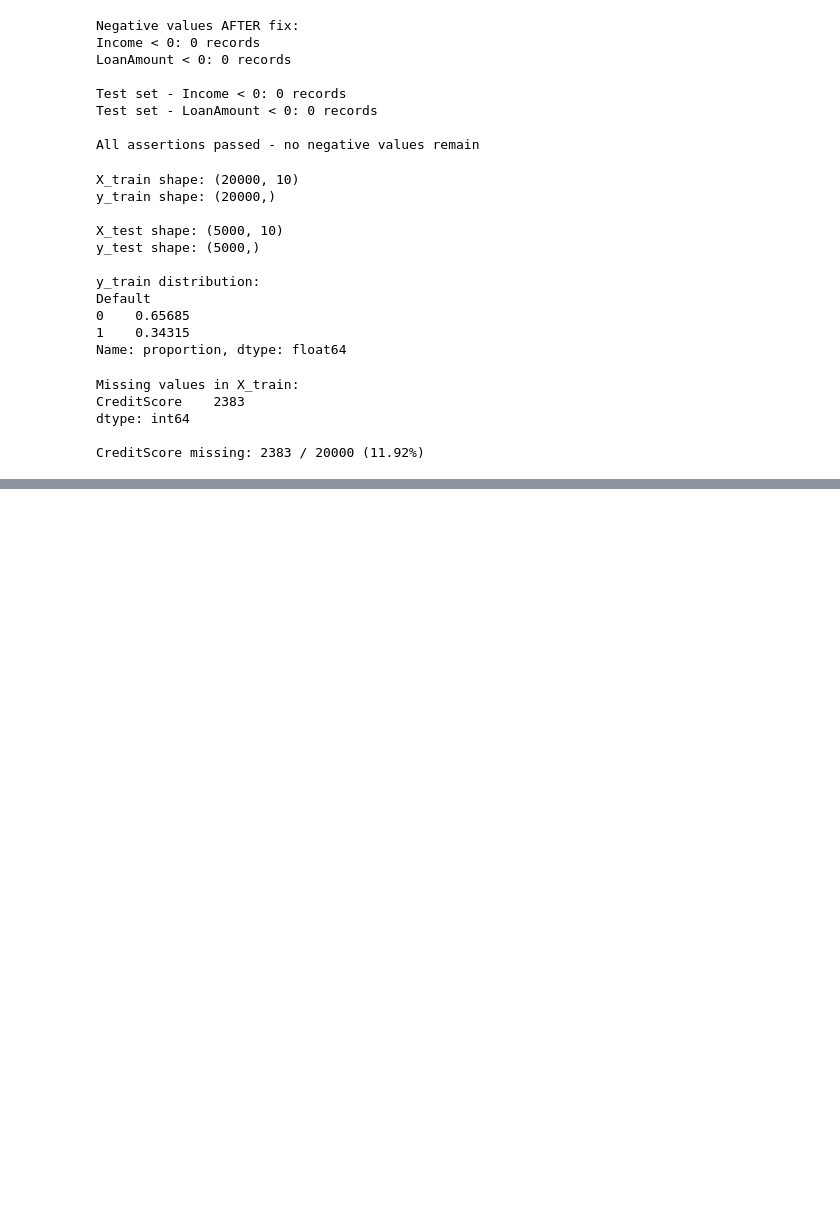
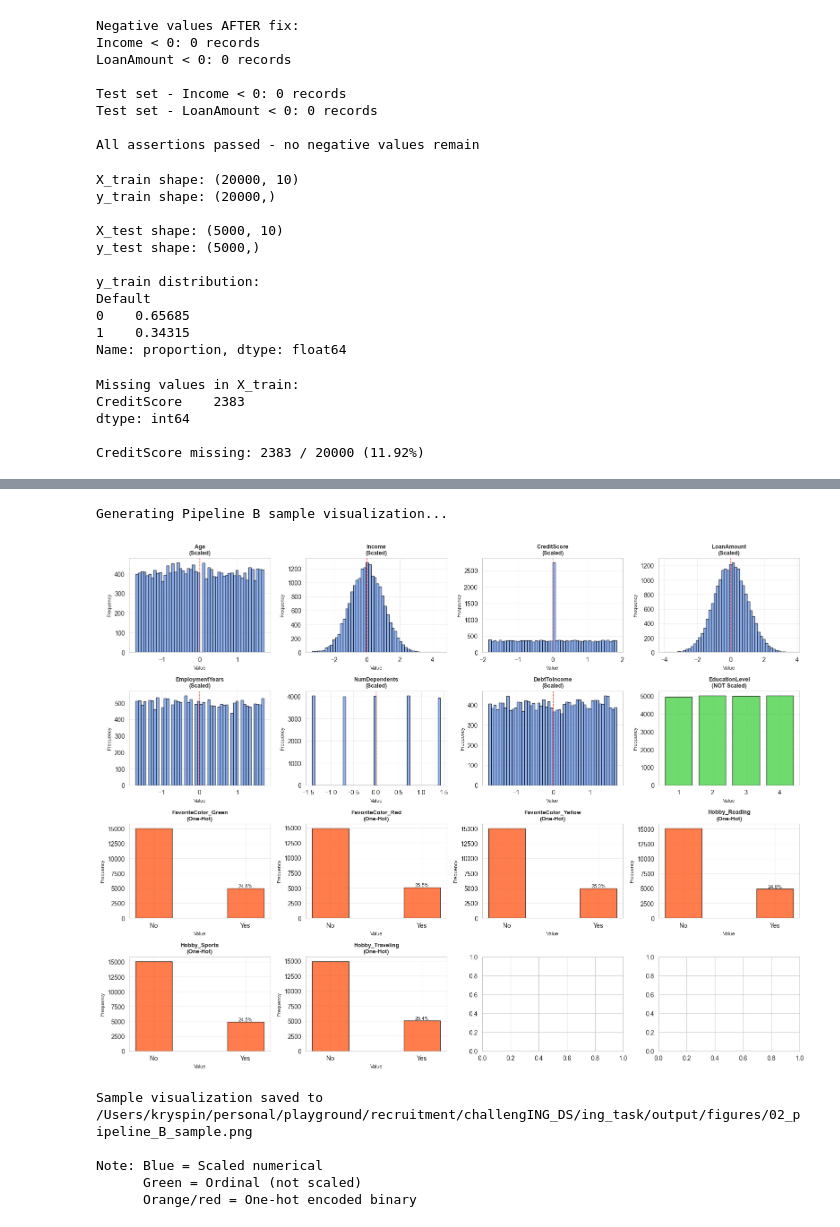
Before and after one commit to expigo/challenging_ds, a Jupyter notebook: notebooks/02_preprocessing.ipynb, the cells around one changed output, grey strips where cells are left out. Cells and saved outputs as stored; diff of their text form; code cells hidden in the pictures; blank space fills up the shorter version.

```diff
--- a/notebooks/02_preprocessing.ipynb
+++ b/notebooks/02_preprocessing.ipynb
@@ -151,0 +673,12 @@ CreditScore missing: 2383 / 20000 (11.92%)
+# %%
+print("\nTransforming data with Pipeline B...")
+
+# transform training data
+X_train_B = pipeline_B.transform(X_train)
+print(f"  X_train_B shape: {X_train_B.shape}")
+
+# transform test data (using training parameters)
+X_test_B = pipeline_B.transform(X_test)
+print(f"  X_test_B shape: {X_test_B.shape}")
+
+print("\nData transformation complete")
@@ -151,0 +879,56 @@ CreditScore missing: 2383 / 20000 (11.92%)
+# %%
+print("\nGenerating Pipeline B sample visualization...")
+
+# show features
+features_to_plot = feature_names_B
+fig, axes = plt.subplots(4, 4, figsize=(16, 12))
+axes = axes.flatten()
+
+for idx, feature in enumerate(features_to_plot):
+    ax = axes[idx]
+
+    if feature in NUMERICAL_FEATURES:
+        ax.hist(train_B_df[feature], bins=50, alpha=0.7, color=Color.BLUE.value, edgecolor=Color.BLACK.value)
+        ax.set_title(f'{feature}\n(Scaled)', fontsize=9, fontweight='bold')
+        ax.axvline(0, color='red', linestyle='--', linewidth=1, alpha=0.7)
+
+    elif feature in ORDINAL_FEATURES:
+        ax.hist(train_B_df[feature], bins=np.arange(0.5, 5.5, 1),
+                alpha=0.7, color=Color.GREEN.value, edgecolor=Color.BLACK.value, rwidth=0.8)
+        ax.set_title(f'{feature}\n(NOT Scaled)', fontsize=9, fontweight='bold')
+        ax.set_xticks([1, 2, 3, 4])
+
+    else:
+        # categorical: one-hot binary
+        counts = train_B_df[feature].value_counts().sort_index()
+        ax.bar([0, 1], [counts.get(0, 0), counts.get(1, 0)],
+               alpha=0.7, color=Color.RED.value, edgecolor=Color.BLACK.value, width=0.4)
+        ax.set_title(f'{feature}\n(One-Hot)', fontsize=9, fontweight='bold')
+        ax.set_xticks([0, 1])
+        ax.set_xticklabels(['No', 'Yes'])
+
+        # add percentage
+        pct_yes = (counts.get(1, 0) / len(train_B_df)) * 100
+        ax.text(1, counts.get(1, 0), f'{pct_yes:.1f}%',
+                ha='center', va='bottom', fontsize=8)
+
+    ax.set_xlabel('Value', fontsize=8)
+    ax.set_ylabel('Frequency', fontsize=8)
+    ax.grid(True, alpha=0.3)
+
+plt.tight_layout()
+plt.savefig(FIGURES_DIR / '02_pipeline_B_sample.png', dpi=300, bbox_inches='tight')
+plt.show()
+
+print(f"Sample visualization saved to {FIGURES_DIR / '02_pipeline_B_sample.png'}")
+print(f"\nNote: Blue = Scaled numerical")
+print(f"      Green = Ordinal (not scaled)")
+print(f"      Orange/red = One-hot encoded binary")
+# %% [output]
+Generating Pipeline B sample visualization...
+[figure, added]
+Sample visualization saved to /Users/kryspin/personal/playground/recruitment/challengING_DS/ing_task/output/figures/02_pipeline_B_sample.png
+
+Note: Blue = Scaled numerical
+      Green = Ordinal (not scaled)
+      Orange/red = One-hot encoded binary
```
Also changed, not shown: parts of 19 cells of this notebook.
